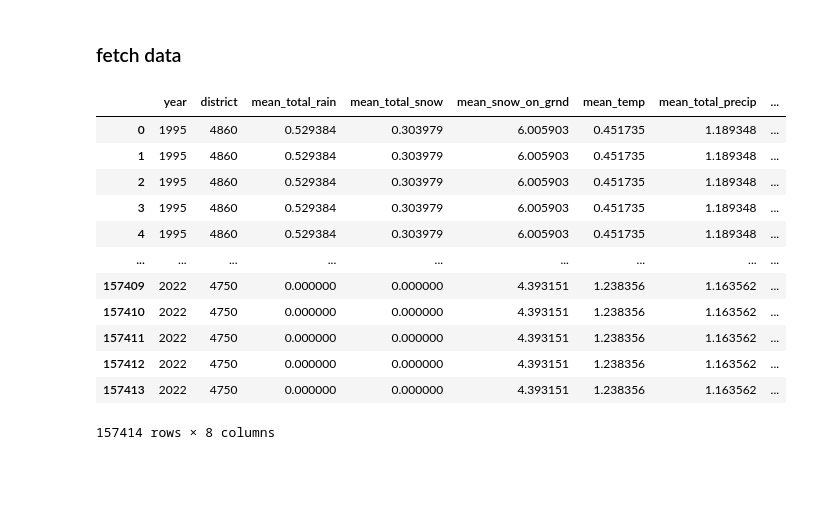
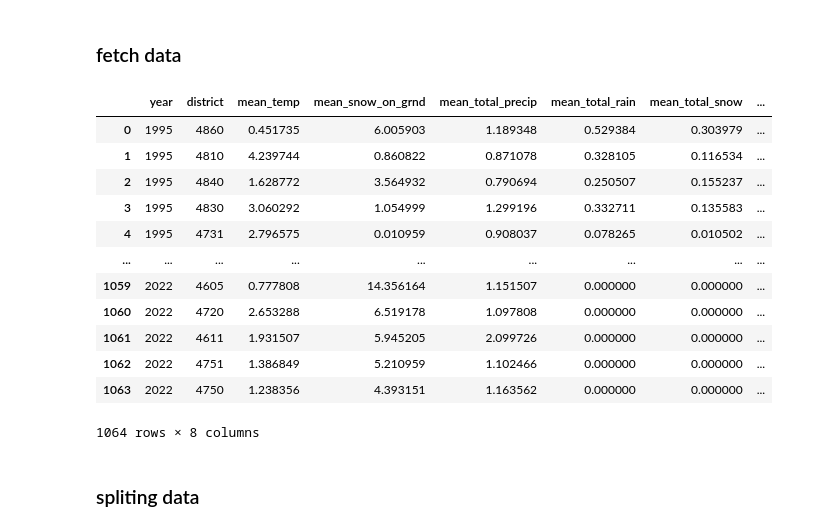
Before and after one commit to ChromaticPanic/CGC_Grain_Outcome_Predictions, a Jupyter notebook: src/Models/MLP_test.ipynb, the cells around one changed output. Cells and saved outputs as stored; diff of their text form; code cells hidden in the pictures; blank space fills up the shorter version.

Commit message:
trying new splits

```diff
--- a/src/Models/MLP_test.ipynb
+++ b/src/Models/MLP_test.ipynb
@@ -35,22 +44,23 @@ from DataCreation import getDatasetV1, getDatasetV2
 # %% [markdown]
 ### fetch data
-# %%
-df = getDatasetV1(None)
-# print(df.duplicated().sum())
-# df.drop(columns=['year', 'district'], inplace=True)
-# df.drop_duplicates(inplace=True)
-df
-# %% [output]
-|  | year | district | mean_total_rain | mean_total_snow | mean_snow_on_grnd | mean_temp | mean_total_precip | ... |
-| 0 | 1995 | 4860 | 0.529384 | 0.303979 | 6.005903 | 0.451735 | 1.189348 | ... |
-| 1 | 1995 | 4860 | 0.529384 | 0.303979 | 6.005903 | 0.451735 | 1.189348 | ... |
-| 2 | 1995 | 4860 | 0.529384 | 0.303979 | 6.005903 | 0.451735 | 1.189348 | ... |
-| 3 | 1995 | 4860 | 0.529384 | 0.303979 | 6.005903 | 0.451735 | 1.189348 | ... |
-| 4 | 1995 | 4860 | 0.529384 | 0.303979 | 6.005903 | 0.451735 | 1.189348 | ... |
-| ... | ... | ... | ... | ... | ... | ... | ... | ... |
-| 157409 | 2022 | 4750 | 0.000000 | 0.000000 | 4.393151 | 1.238356 | 1.163562 | ... |
-| 157410 | 2022 | 4750 | 0.000000 | 0.000000 | 4.393151 | 1.238356 | 1.163562 | ... |
-| 157411 | 2022 | 4750 | 0.000000 | 0.000000 | 4.393151 | 1.238356 | 1.163562 | ... |
-| 157412 | 2022 | 4750 | 0.000000 | 0.000000 | 4.393151 | 1.238356 | 1.163562 | ... |
-| 157413 | 2022 | 4750 | 0.000000 | 0.000000 | 4.393151 | 1.238356 | 1.163562 | ... |
-157414 rows × 8 columns
+# %%
+df = getDatasetV1(None)
+df.drop_duplicates(inplace=True)
+df['has_ergot'] = df['has_ergot'].astype(int) # 0: Flase, 1: True
+df
+# %% [output]
+|  | year | district | mean_temp | mean_snow_on_grnd | mean_total_precip | mean_total_rain | mean_total_snow | ... |
+| 0 | 1995 | 4860 | 0.451735 | 6.005903 | 1.189348 | 0.529384 | 0.303979 | ... |
+| 1 | 1995 | 4810 | 4.239744 | 0.860822 | 0.871078 | 0.328105 | 0.116534 | ... |
+| 2 | 1995 | 4840 | 1.628772 | 3.564932 | 0.790694 | 0.250507 | 0.155237 | ... |
+| 3 | 1995 | 4830 | 3.060292 | 1.054999 | 1.299196 | 0.332711 | 0.135583 | ... |
+| 4 | 1995 | 4731 | 2.796575 | 0.010959 | 0.908037 | 0.078265 | 0.010502 | ... |
+| ... | ... | ... | ... | ... | ... | ... | ... | ... |
+| 1059 | 2022 | 4605 | 0.777808 | 14.356164 | 1.151507 | 0.000000 | 0.000000 | ... |
+| 1060 | 2022 | 4720 | 2.653288 | 6.519178 | 1.097808 | 0.000000 | 0.000000 | ... |
+| 1061 | 2022 | 4611 | 1.931507 | 5.945205 | 2.099726 | 0.000000 | 0.000000 | ... |
+| 1062 | 2022 | 4751 | 1.386849 | 5.210959 | 1.102466 | 0.000000 | 0.000000 | ... |
+| 1063 | 2022 | 4750 | 1.238356 | 4.393151 | 1.163562 | 0.000000 | 0.000000 | ... |
+1064 rows × 8 columns
+# %% [markdown]
+### spliting data
```
Also changed, not shown: parts of 18 cells of this notebook, 3 other files.
